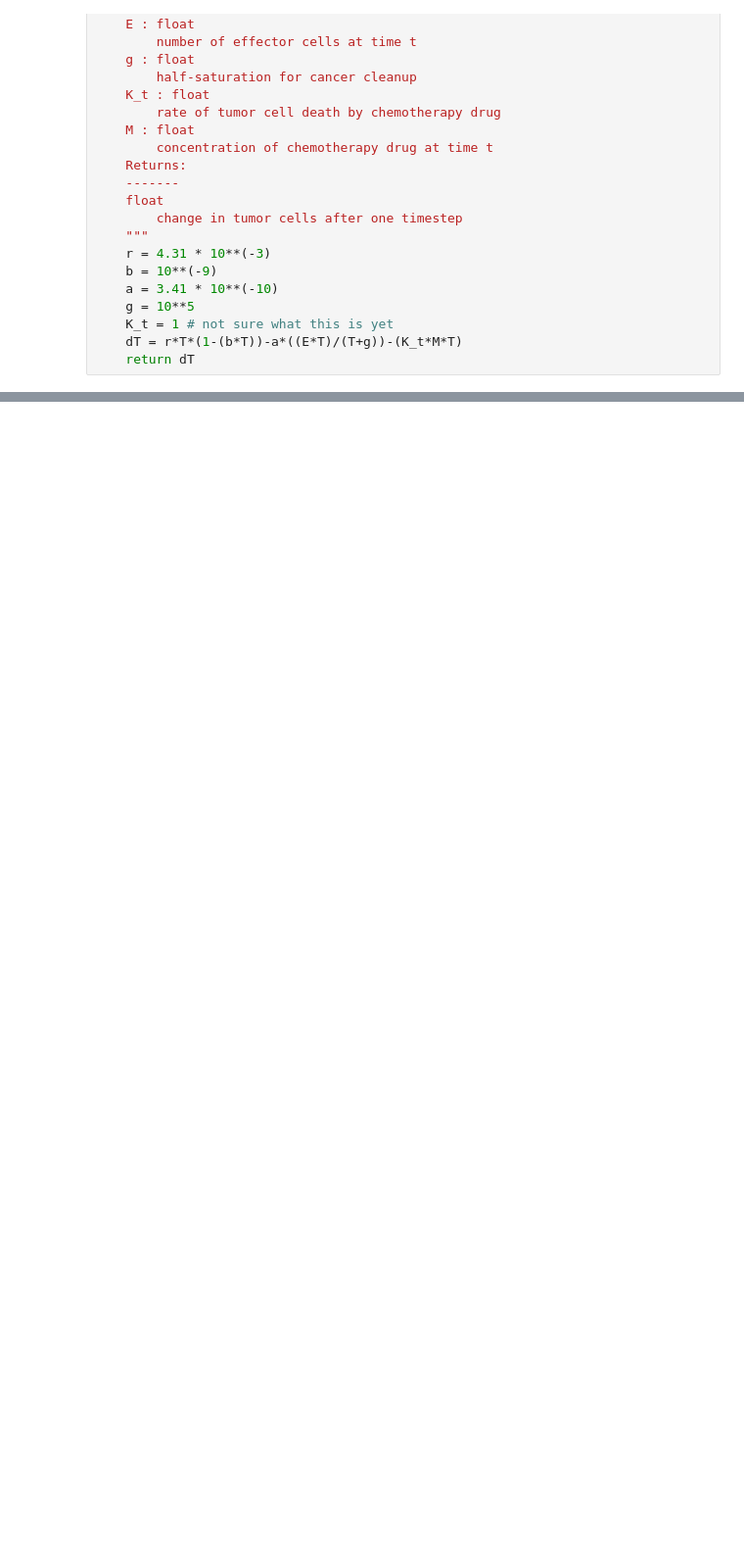
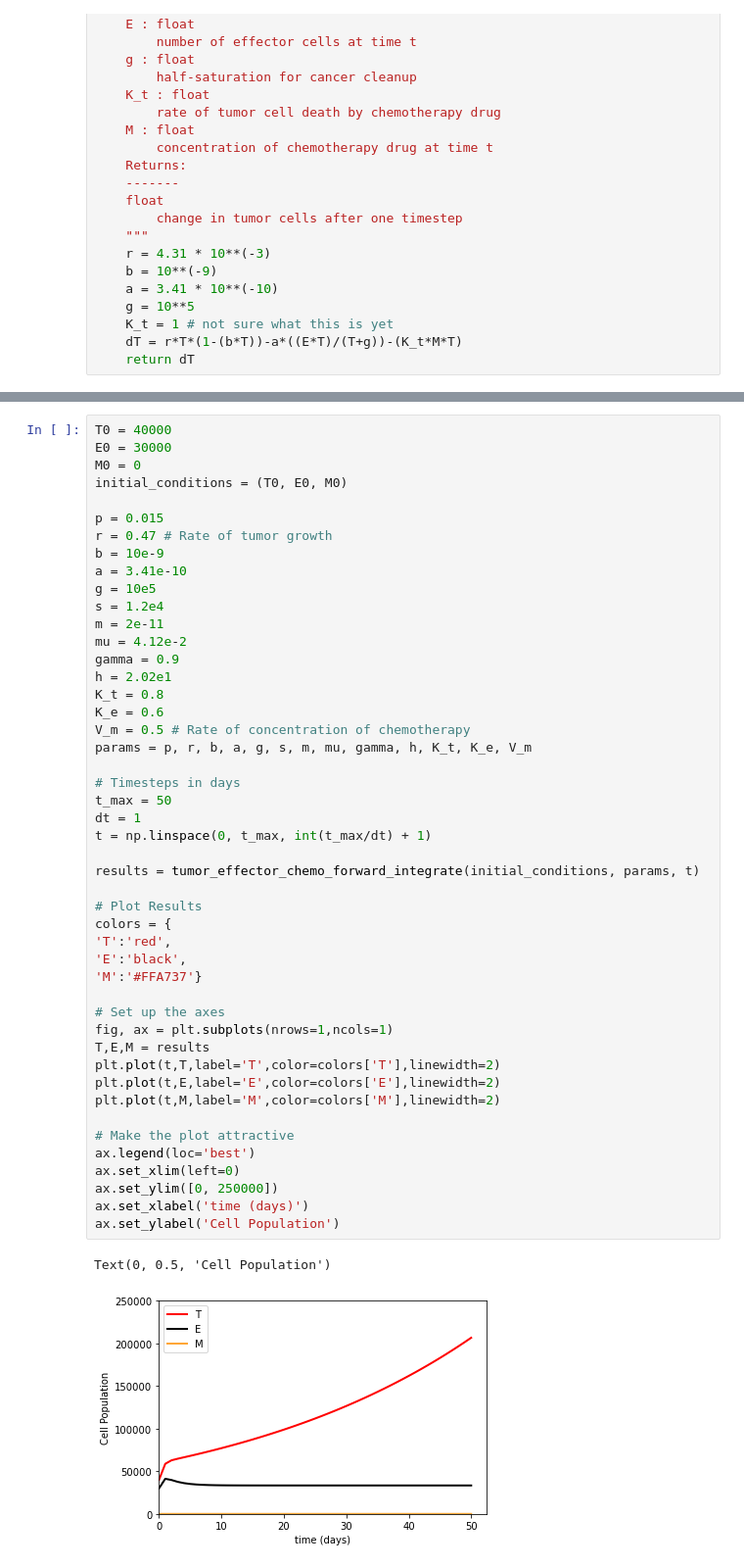
Before and after one commit to CSCI-4314-Final-Project/rk4-solver, a Jupyter notebook: tumor_rk4_simulation.ipynb, the cells around one changed output, grey strips where cells are left out. Shown at 98% size. Drawn from its saved outputs; the diff is of its cells as text; blank space fills up the shorter version.

```diff
--- a/tumor_rk4_simulation.ipynb
+++ b/tumor_rk4_simulation.ipynb
@@ -118,0 +119,50 @@ FUCK
+# %%
+T0 = 40000
+E0 = 30000
+M0 = 0
+initial_conditions = (T0, E0, M0)
+
+p = 0.015
+r = 0.47 # Rate of tumor growth
+b = 10e-9
+a = 3.41e-10
+g = 10e5
+s = 1.2e4
+m = 2e-11
+mu = 4.12e-2
+gamma = 0.9
+h = 2.02e1
+K_t = 0.8
+K_e = 0.6
+V_m = 0.5 # Rate of concentration of chemotherapy
+params = p, r, b, a, g, s, m, mu, gamma, h, K_t, K_e, V_m
+
+# Timesteps in days
+t_max = 50
+dt = 1
+t = np.linspace(0, t_max, int(t_max/dt) + 1)
+
+results = tumor_effector_chemo_forward_integrate(initial_conditions, params, t)
+
+# Plot Results
+colors = {
+'T':'red',
+'E':'black',
+'M':'#FFA737'}
+
+# Set up the axes
+fig, ax = plt.subplots(nrows=1,ncols=1)
+T,E,M = results
+plt.plot(t,T,label='T',color=colors['T'],linewidth=2)
+plt.plot(t,E,label='E',color=colors['E'],linewidth=2)
+plt.plot(t,M,label='M',color=colors['M'],linewidth=2)
+
+# Make the plot attractive
+ax.legend(loc='best')
+ax.set_xlim(left=0)
+ax.set_ylim([0, 250000])
+ax.set_xlabel('time (days)')
+ax.set_ylabel('Cell Population')
+# %% [output]
+Text(0, 0.5, 'Cell Population')
+[figure, added]
```
Also changed, not shown: parts of 3 cells of this notebook.
